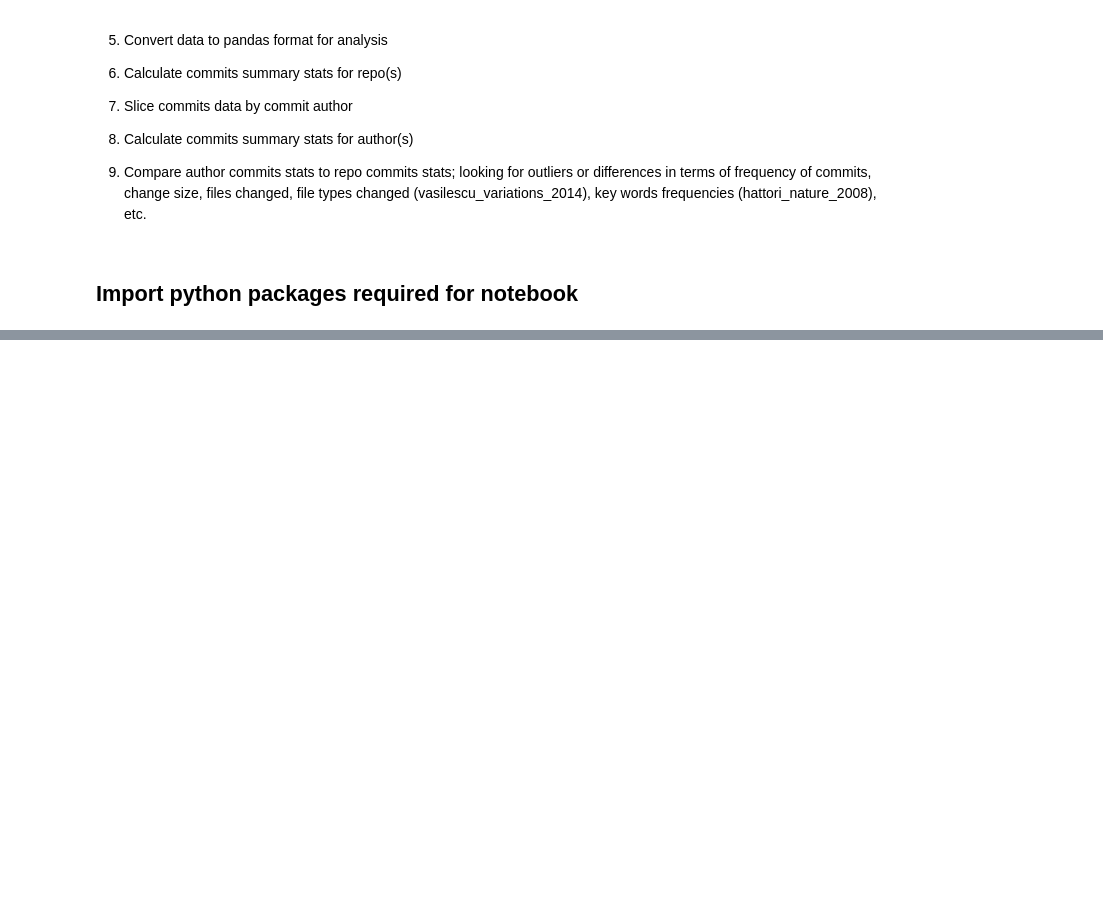
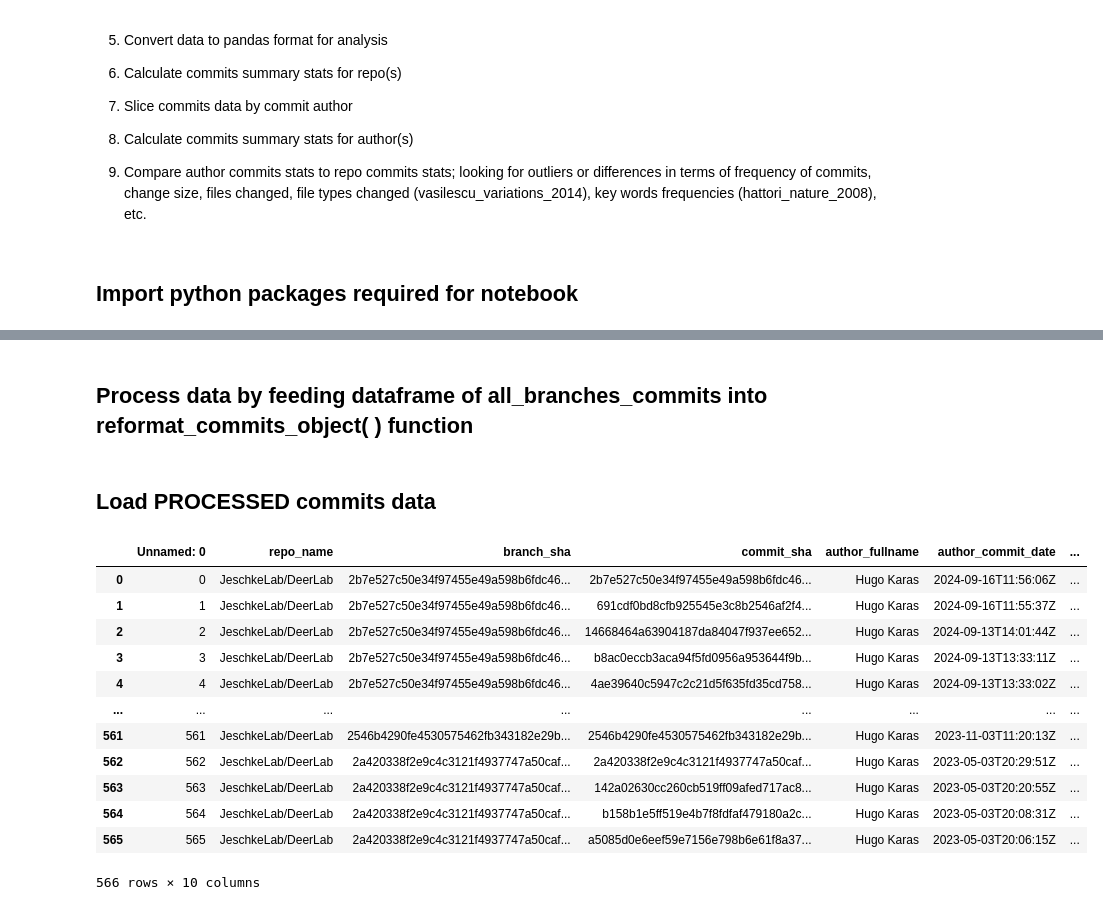
Before and after one commit to FlicAnderson/RSE-personas, a Jupyter notebook: githubanalysis/notebooks/commits.ipynb, the cells around one changed output, grey strips where cells are left out. Drawn from its saved outputs; the diff is of its cells as text; code cells hidden in the pictures; blank space fills up the shorter version.

Commit message:
cleaned up notebook, with current workflow including hattori categorisation methods applied to commits data

```diff
--- a/githubanalysis/notebooks/commits.ipynb
+++ b/githubanalysis/notebooks/commits.ipynb
@@ -532,0 +160,2 @@ Name: author_dev, dtype: int64
+# %% [markdown]
+## Process data by feeding dataframe of all_branches_commits into reformat_commits_object( ) function
@@ -532,0 +173,22 @@ Name: author_dev, dtype: int64
+# %% [markdown]
+## Load PROCESSED commits data
+# %%
+# read in PROCESSED (aka dataframe format) commit data for example:
+# load processed data from JeschkeLab/DeerLab
+processed_deerlab = pd.read_csv("../../data/processed-commits_JeschkeLab-DeerLab_2024-09-28.csv")
+# %%
+processed_deerlab
+# %% [output]
+|  | Unnamed: 0 | repo_name | branch_sha | commit_sha | author_fullname | author_commit_date | ... |
+| 0 | 0 | JeschkeLab/DeerLab | 2b7e527c50e34f97455e49a598b6fdc46... | 2b7e527c50e34f97455e49a598b6fdc46... | Hugo Karas | 2024-09-16T11:56:06Z | ... |
+| 1 | 1 | JeschkeLab/DeerLab | 2b7e527c50e34f97455e49a598b6fdc46... | 691cdf0bd8cfb925545e3c8b2546af2f4... | Hugo Karas | 2024-09-16T11:55:37Z | ... |
+| 2 | 2 | JeschkeLab/DeerLab | 2b7e527c50e34f97455e49a598b6fdc46... | 14668464a63904187da84047f937ee652... | Hugo Karas | 2024-09-13T14:01:44Z | ... |
+| 3 | 3 | JeschkeLab/DeerLab | 2b7e527c50e34f97455e49a598b6fdc46... | b8ac0eccb3aca94f5fd0956a953644f9b... | Hugo Karas | 2024-09-13T13:33:11Z | ... |
+| 4 | 4 | JeschkeLab/DeerLab | 2b7e527c50e34f97455e49a598b6fdc46... | 4ae39640c5947c2c21d5f635fd35cd758... | Hugo Karas | 2024-09-13T13:33:02Z | ... |
+| ... | ... | ... | ... | ... | ... | ... | ... |
+| 561 | 561 | JeschkeLab/DeerLab | 2546b4290fe4530575462fb343182e29b... | 2546b4290fe4530575462fb343182e29b... | Hugo Karas | 2023-11-03T11:20:13Z | ... |
+| 562 | 562 | JeschkeLab/DeerLab | 2a420338f2e9c4c3121f4937747a50caf... | 2a420338f2e9c4c3121f4937747a50caf... | Hugo Karas | 2023-05-03T20:29:51Z | ... |
+| 563 | 563 | JeschkeLab/DeerLab | 2a420338f2e9c4c3121f4937747a50caf... | 142a02630cc260cb519ff09afed717ac8... | Hugo Karas | 2023-05-03T20:20:55Z | ... |
+| 564 | 564 | JeschkeLab/DeerLab | 2a420338f2e9c4c3121f4937747a50caf... | b158b1e5ff519e4b7f8fdfaf479180a2c... | Hugo Karas | 2023-05-03T20:08:31Z | ... |
+| 565 | 565 | JeschkeLab/DeerLab | 2a420338f2e9c4c3121f4937747a50caf... | a5085d0e6eef59e7156e798b6e61f8a37... | Hugo Karas | 2023-05-03T20:06:15Z | ... |
+566 rows × 10 columns
```
Also changed, not shown: parts of 41 cells of this notebook.
